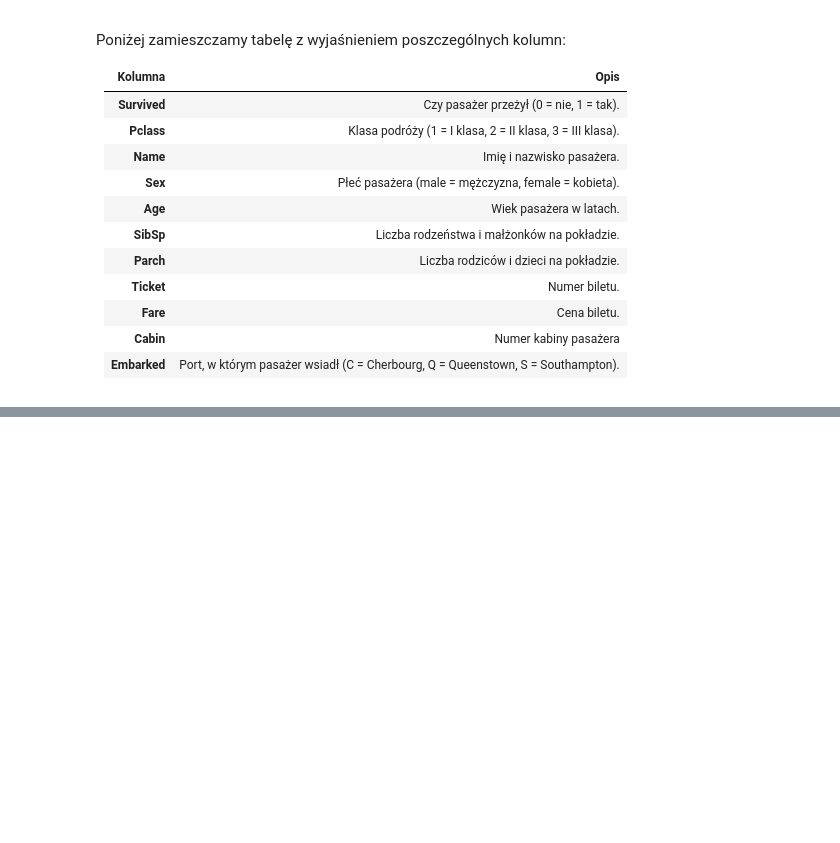
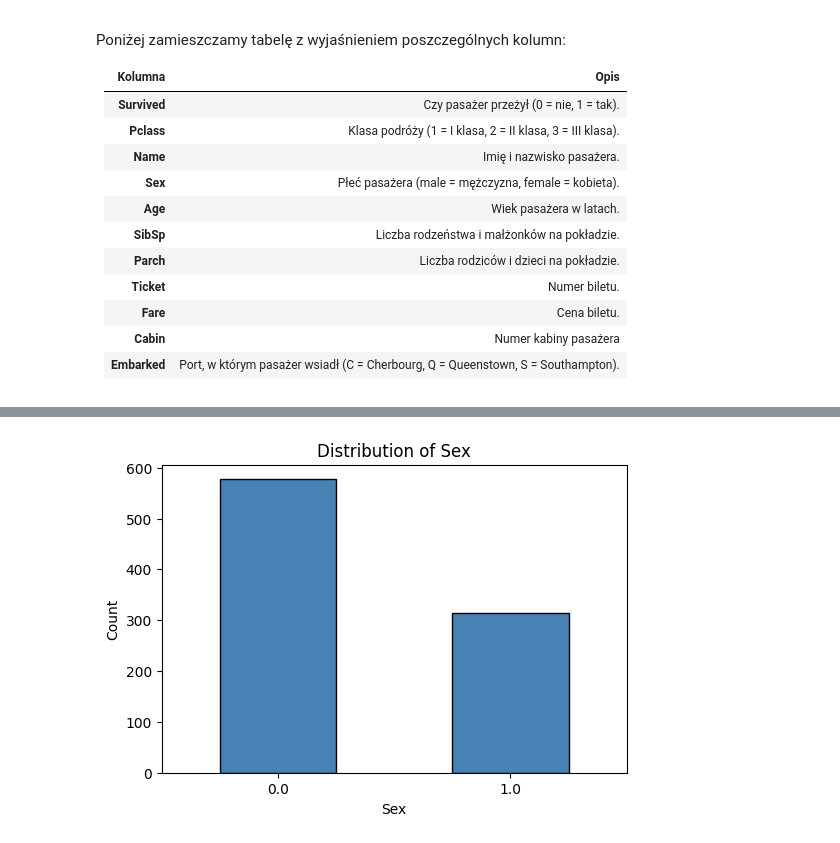
Before and after one commit to Solvro/ml-wakacyjne-wyzwanie-2025, a Jupyter notebook: 1_przetwarzanie_wizualizacja/EDA_zadanie.ipynb, the cells around one changed output, grey strips where cells are left out. Cells and saved outputs as stored; diff of their text form; code cells hidden in the pictures; blank space fills up the shorter version.

```diff
--- a/1_przetwarzanie_wizualizacja/EDA_zadanie.ipynb
+++ b/1_przetwarzanie_wizualizacja/EDA_zadanie.ipynb
@@ -67,0 +328,4 @@ titanic_df = pd.read_csv(base_path / 'titanic.csv', index_col='PassengerId')
+# %%
+plot_categorical_column(titanic_df, 'Sex')
+# %% [output]
+[figure, added]
```
Also changed, not shown: parts of 38 cells of this notebook.
